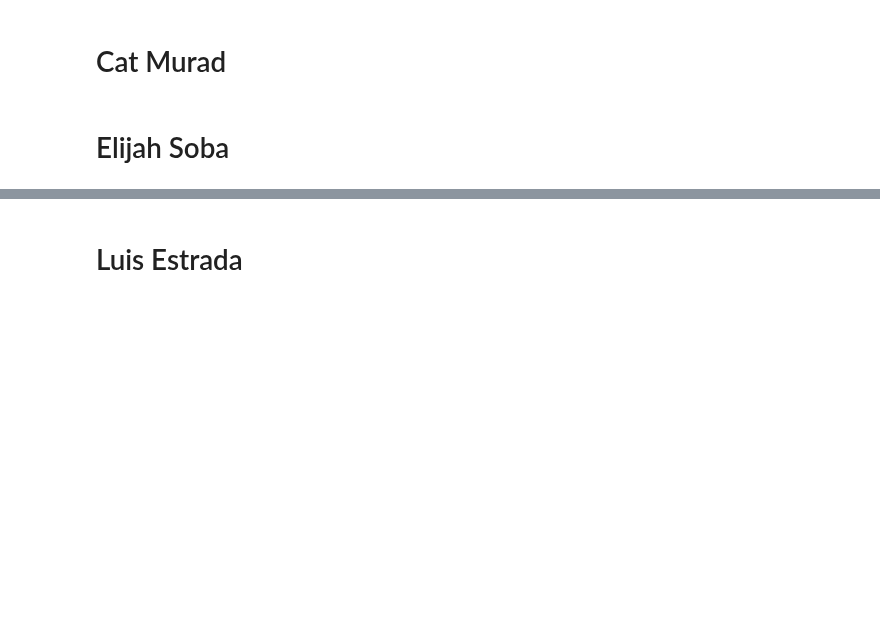
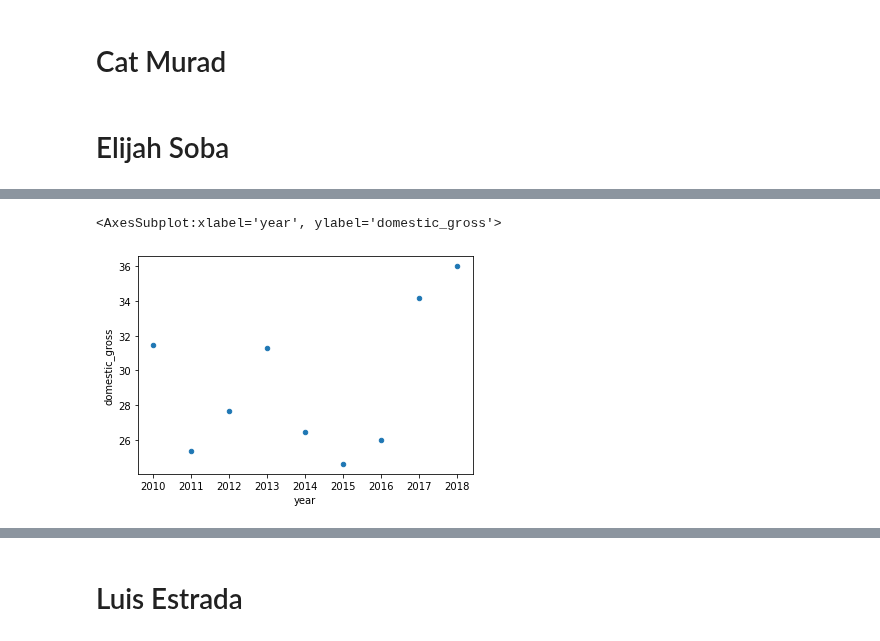
Before and after one commit to mehince/group-1-capstone, a Jupyter notebook: student.ipynb, the cells around one changed output, grey strips where cells are left out. Cells and saved outputs as stored; diff of their text form; code cells hidden in the pictures; blank space fills up the shorter version.

```diff
--- a/student.ipynb
+++ b/student.ipynb
@@ -24,0 +254,6 @@ FROM im
+# %%
+# Lets see how the average domestic gross varied over the years
+movie_gross_df.groupby('year').mean().reset_index().plot.scatter('year', 'domestic_gross')
+# %% [output]
+<AxesSubplot:xlabel='year', ylabel='domestic_gross'>
+[figure, added]
```
Also changed, not shown: parts of 44 cells of this notebook.
